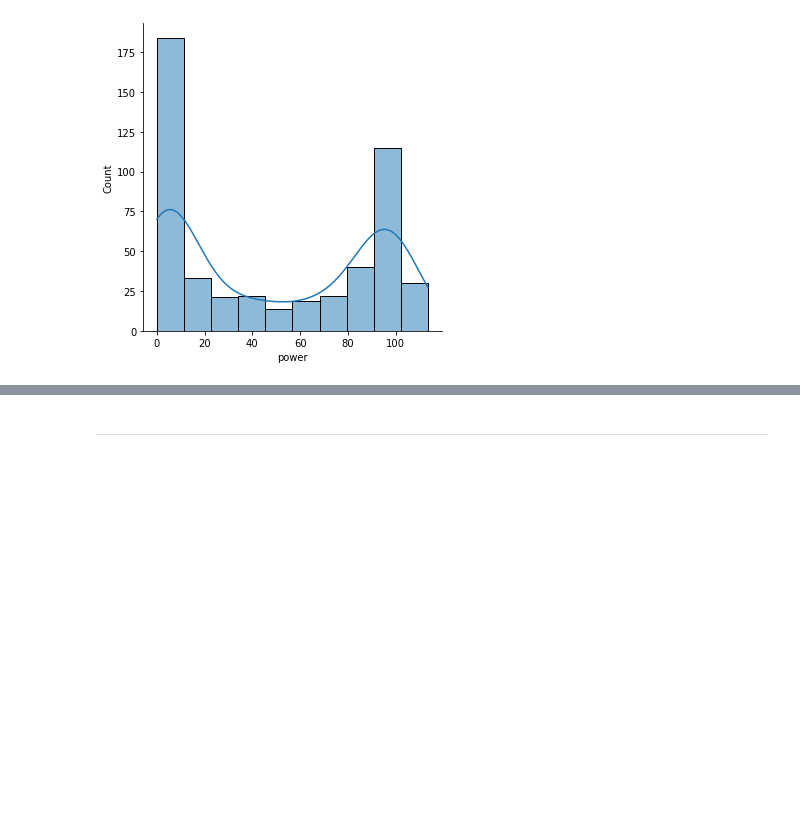
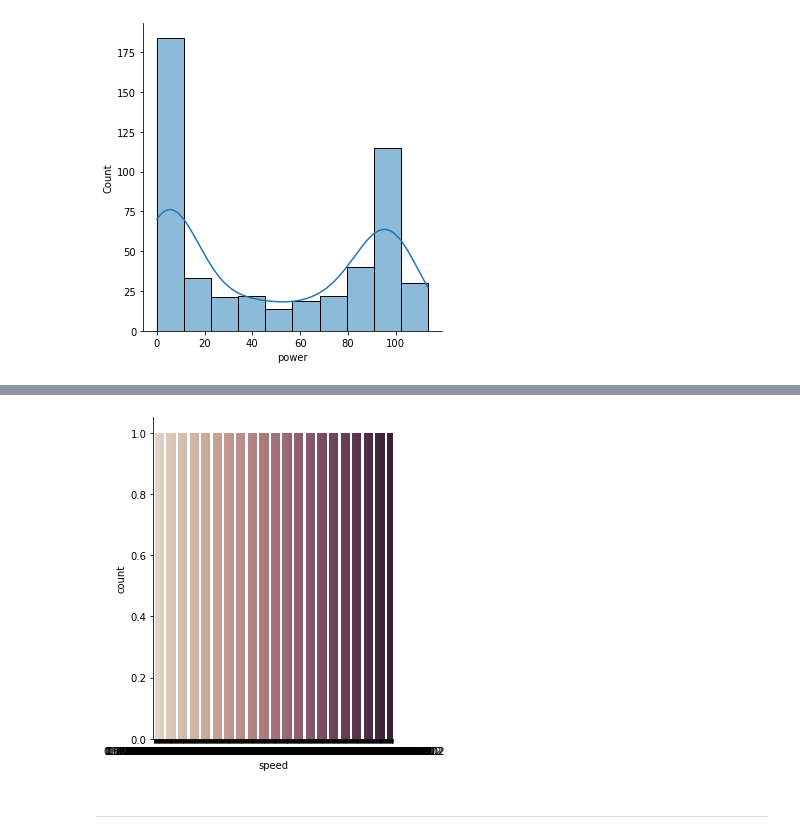
Before and after one commit to jonkavana/FODA---Project-2021, a Jupyter notebook: Fundamentals of Data Analytics Project 2020.ipynb, the cells around one changed output, grey strips where cells are left out. Saved outputs shown, nothing was run; the diff lists cells and outputs as text; code cells hidden in the pictures; blank space fills up the shorter version.

```diff
--- a/Fundamentals of Data Analytics Project 2020.ipynb
+++ b/Fundamentals of Data Analytics Project 2020.ipynb
@@ -121,3 +135,9 @@ sns.displot(df["power"], kde=True);
+# %%
+#needs to be adjusted, but applicable for one cariable infor.
+sns.catplot(data=df, x="speed", kind="count", palette="ch:.25")
+plt.show()
+# %% [output]
+[figure, added]
 # %% [markdown]
 ___
 # %% [markdown]
```
Also changed, not shown: parts of 5 cells of this notebook.
